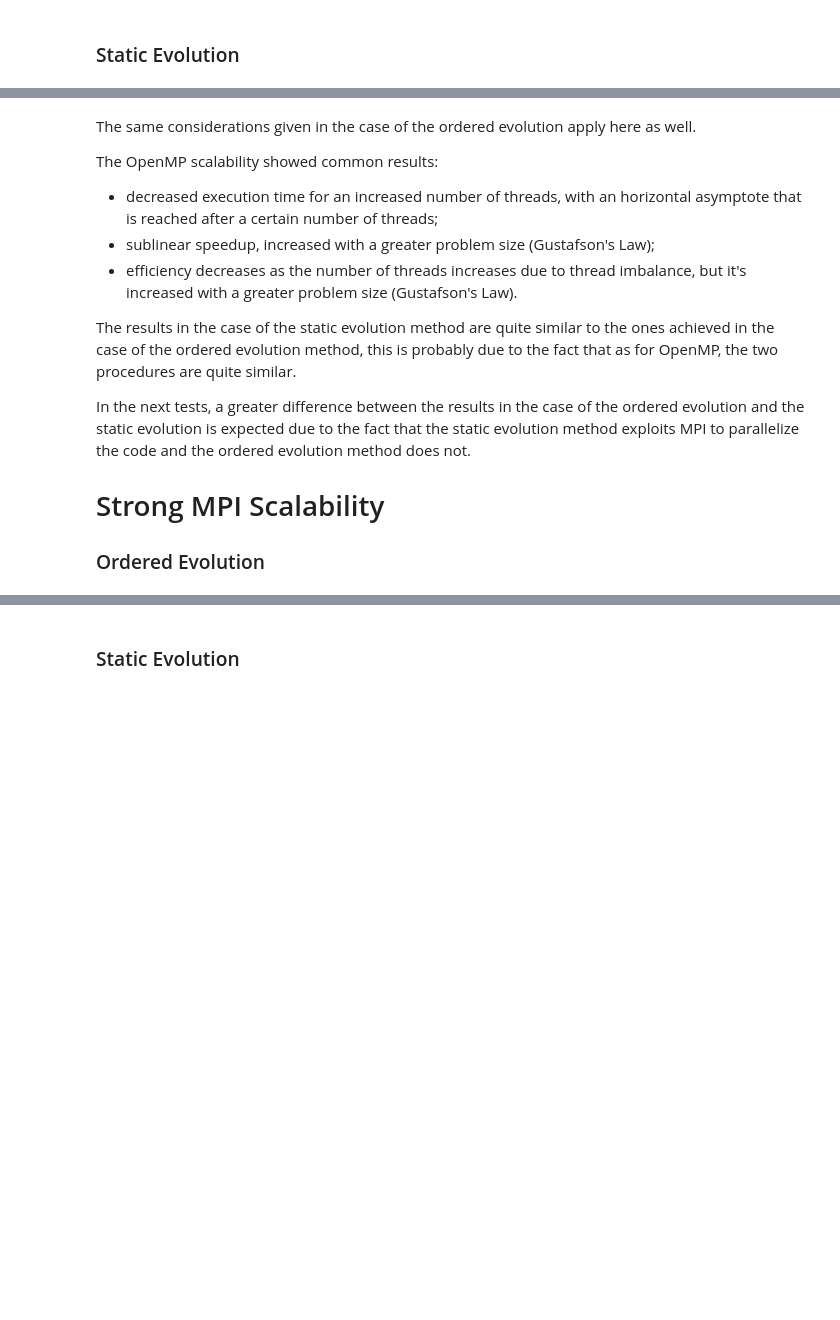
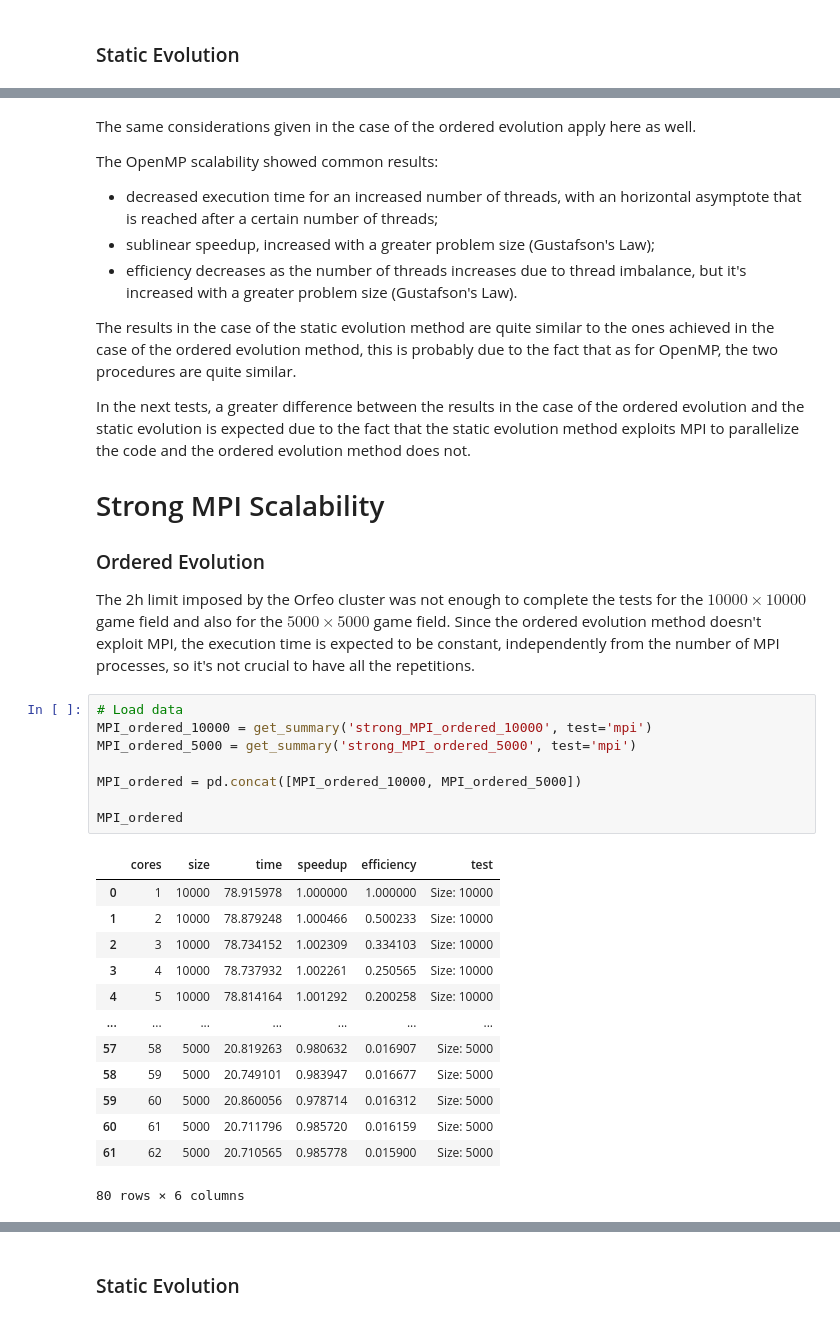
Before and after one commit to davidecapone/FHPC-Assignment, a Jupyter notebook: assignment_1/plots.ipynb, the cells around one changed output, grey strips where cells are left out. Drawn from its saved outputs; the diff is of its cells as text; blank space fills up the shorter version.

```diff
--- a/assignment_1/plots.ipynb
+++ b/assignment_1/plots.ipynb
@@ -347,3 +335,28 @@ In the next tests, a greater difference between the results in the case of the o
 # Strong MPI Scalability
 
 ### Ordered Evolution
+
+The 2h limit imposed by the Orfeo cluster was not enough to complete the tests for the $10000 \times 10000$ game field and also for the $5000 \times 5000$ game field.
+Since the ordered evolution method doesn't exploit MPI, the execution time is expected to be constant, independently from the number of MPI processes, so it's not crucial to have all the repetitions.
+# %%
+# Load data
+MPI_ordered_10000 = get_summary('strong_MPI_ordered_10000', test='mpi')
+MPI_ordered_5000 = get_summary('strong_MPI_ordered_5000', test='mpi')
+
+MPI_ordered = pd.concat([MPI_ordered_10000, MPI_ordered_5000])
+
+MPI_ordered
+# %% [output]
+|  | cores | size | time | speedup | efficiency | test |
+| 0 | 1 | 10000 | 78.915978 | 1.000000 | 1.000000 | Size: 10000 |
+| 1 | 2 | 10000 | 78.879248 | 1.000466 | 0.500233 | Size: 10000 |
+| 2 | 3 | 10000 | 78.734152 | 1.002309 | 0.334103 | Size: 10000 |
+| 3 | 4 | 10000 | 78.737932 | 1.002261 | 0.250565 | Size: 10000 |
+| 4 | 5 | 10000 | 78.814164 | 1.001292 | 0.200258 | Size: 10000 |
+| ... | ... | ... | ... | ... | ... | ... |
+| 57 | 58 | 5000 | 20.819263 | 0.980632 | 0.016907 | Size: 5000 |
+| 58 | 59 | 5000 | 20.749101 | 0.983947 | 0.016677 | Size: 5000 |
+| 59 | 60 | 5000 | 20.860056 | 0.978714 | 0.016312 | Size: 5000 |
+| 60 | 61 | 5000 | 20.711796 | 0.985720 | 0.016159 | Size: 5000 |
+| 61 | 62 | 5000 | 20.710565 | 0.985778 | 0.015900 | Size: 5000 |
+80 rows × 6 columns
```
Also changed, not shown: parts of 8 cells of this notebook, 4 other files.
